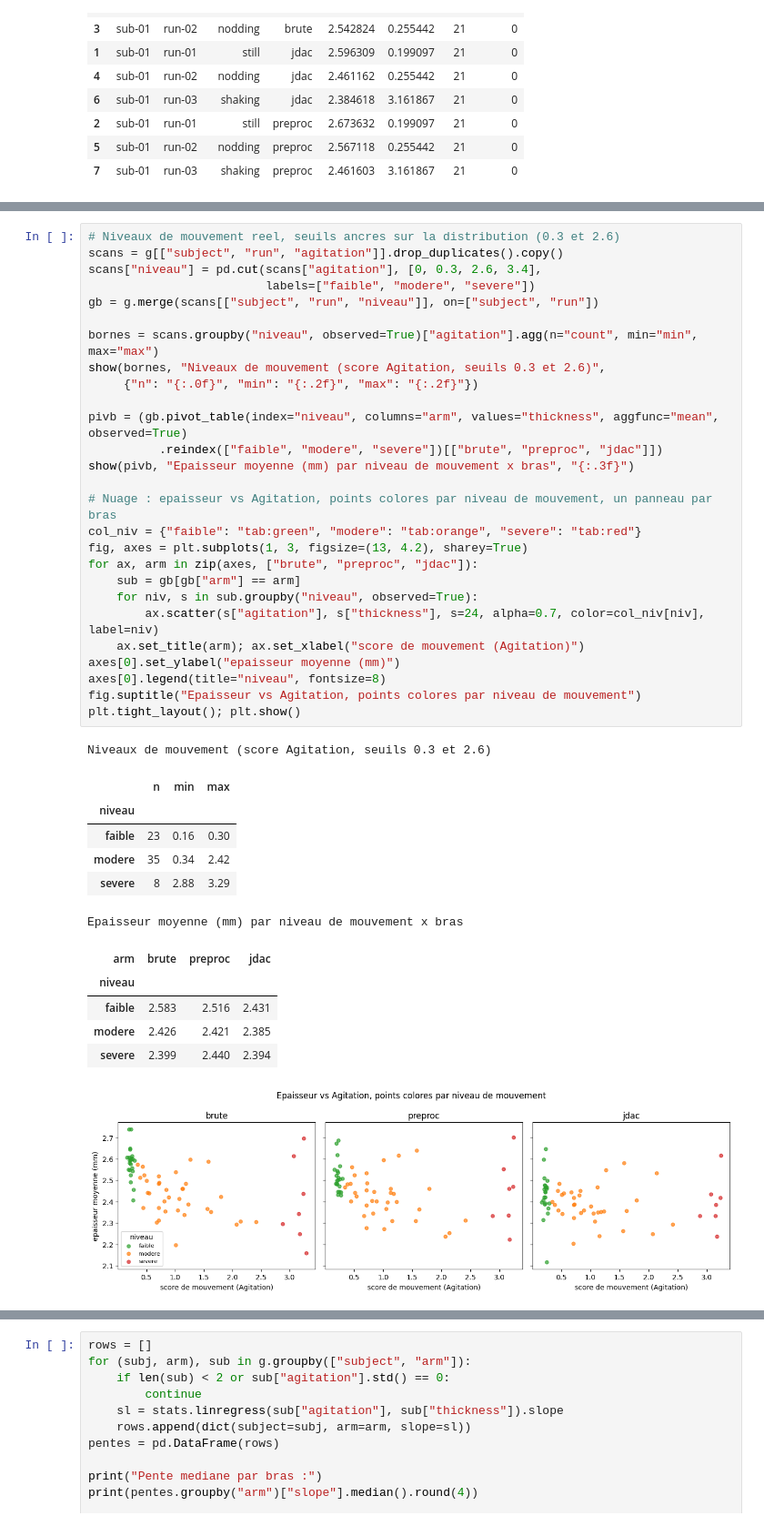
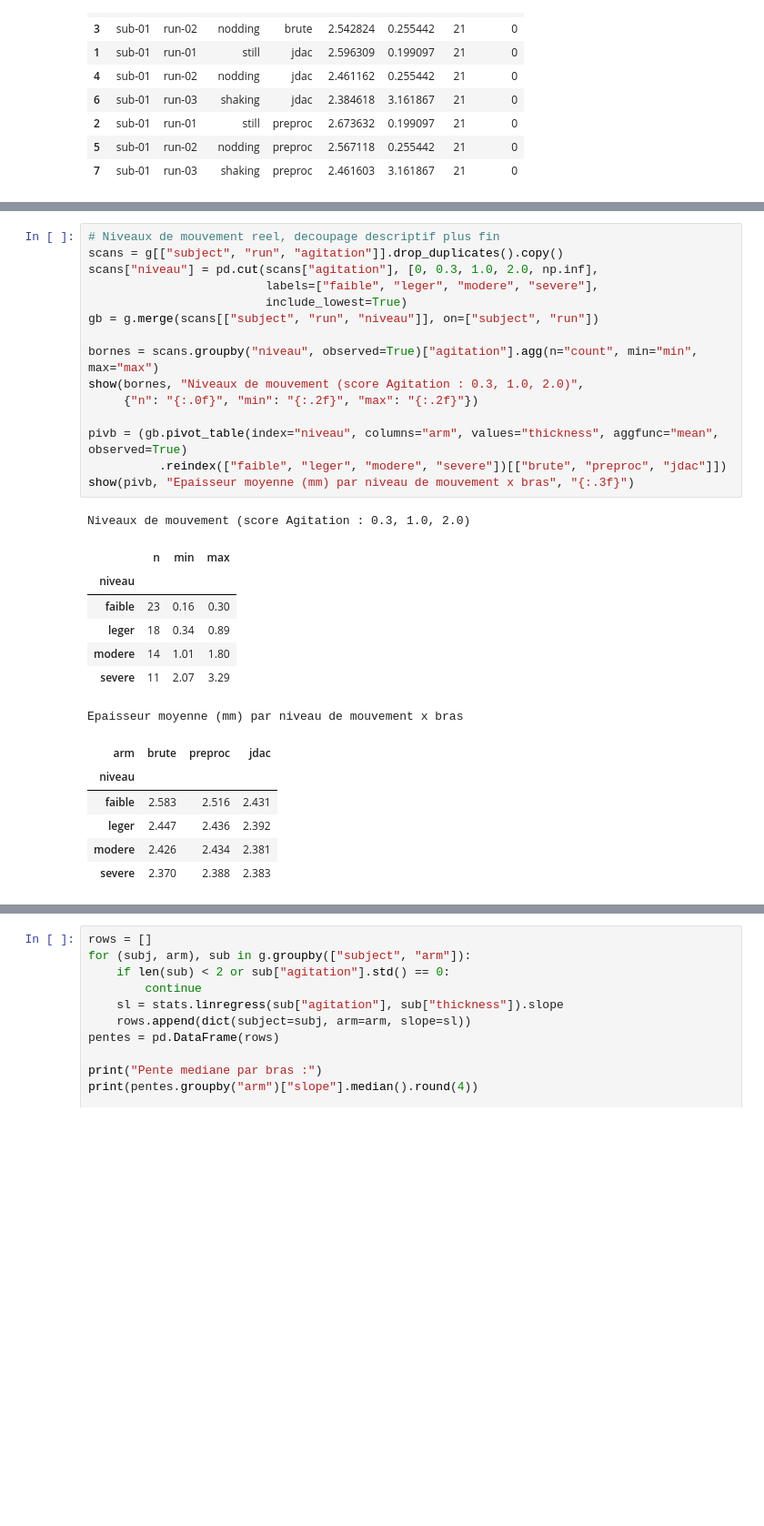
Before and after one commit to math-wil/jdac-motion-correction, a Jupyter notebook: pipelines/ds004332/phase4_compare_3bras/explore_3bras_rigide.ipynb, the cells around one changed output, grey strips where cells are left out. Shown at 91% size. Cells and saved outputs as stored; diff of their text form; blank space fills up the shorter version.

```diff
--- a/pipelines/ds004332/phase4_compare_3bras/explore_3bras_rigide.ipynb
+++ b/pipelines/ds004332/phase4_compare_3bras/explore_3bras_rigide.ipynb
@@ -209,41 +239,30 @@ Les libellés still / nodding / shaking sont des consignes données au sujet, pa
 # %%
-# Niveaux de mouvement reel, seuils ancres sur la distribution (0.3 et 2.6)
+# Niveaux de mouvement reel, decoupage descriptif plus fin
 scans = g[["subject", "run", "agitation"]].drop_duplicates().copy()
-scans["niveau"] = pd.cut(scans["agitation"], [0, 0.3, 2.6, 3.4],
-                         labels=["faible", "modere", "severe"])
+scans["niveau"] = pd.cut(scans["agitation"], [0, 0.3, 1.0, 2.0, np.inf],
+                         labels=["faible", "leger", "modere", "severe"],
+                         include_lowest=True)
 gb = g.merge(scans[["subject", "run", "niveau"]], on=["subject", "run"])
 
 bornes = scans.groupby("niveau", observed=True)["agitation"].agg(n="count", min="min", max="max")
-show(bornes, "Niveaux de mouvement (score Agitation, seuils 0.3 et 2.6)",
+show(bornes, "Niveaux de mouvement (score Agitation : 0.3, 1.0, 2.0)",
      {"n": "{:.0f}", "min": "{:.2f}", "max": "{:.2f}"})
 
 pivb = (gb.pivot_table(index="niveau", columns="arm", values="thickness", aggfunc="mean", observed=True)
-          .reindex(["faible", "modere", "severe"])[["brute", "preproc", "jdac"]])
+          .reindex(["faible", "leger", "modere", "severe"])[["brute", "preproc", "jdac"]])
 show(pivb, "Epaisseur moyenne (mm) par niveau de mouvement x bras", "{:.3f}")
-
-# Nuage : epaisseur vs Agitation, points colores par niveau de mouvement, un panneau par bras
-col_niv = {"faible": "tab:green", "modere": "tab:orange", "severe": "tab:red"}
-fig, axes = plt.subplots(1, 3, figsize=(13, 4.2), sharey=True)
-for ax, arm in zip(axes, ["brute", "preproc", "jdac"]):
-    sub = gb[gb["arm"] == arm]
-    for niv, s in sub.groupby("niveau", observed=True):
-        ax.scatter(s["agitation"], s["thickness"], s=24, alpha=0.7, color=col_niv[niv], label=niv)
-    ax.set_title(arm); ax.set_xlabel("score de mouvement (Agitation)")
-axes[0].set_ylabel("epaisseur moyenne (mm)")
-axes[0].legend(title="niveau", fontsize=8)
-fig.suptitle("Epaisseur vs Agitation, points colores par niveau de mouvement")
-plt.tight_layout(); plt.show()
 # %% [output]
-Niveaux de mouvement (score Agitation, seuils 0.3 et 2.6)
+Niveaux de mouvement (score Agitation : 0.3, 1.0, 2.0)
 |  | n | min | max |
 | niveau |  |  |  |
 | faible | 23 | 0.16 | 0.30 |
-| modere | 35 | 0.34 | 2.42 |
-| severe | 8 | 2.88 | 3.29 |
+| leger | 18 | 0.34 | 0.89 |
+| modere | 14 | 1.01 | 1.80 |
+| severe | 11 | 2.07 | 3.29 |
 Epaisseur moyenne (mm) par niveau de mouvement x bras
 | arm | brute | preproc | jdac |
 | niveau |  |  |  |
 | faible | 2.583 | 2.516 | 2.431 |
-| modere | 2.426 | 2.421 | 2.385 |
-| severe | 2.399 | 2.440 | 2.394 |
+| leger | 2.447 | 2.436 | 2.392 |
+| modere | 2.426 | 2.434 | 2.381 |
+| severe | 2.370 | 2.388 | 2.383 |
-[figure, removed]
```
Also changed, not shown: parts of 22 cells of this notebook, 1 other file.
